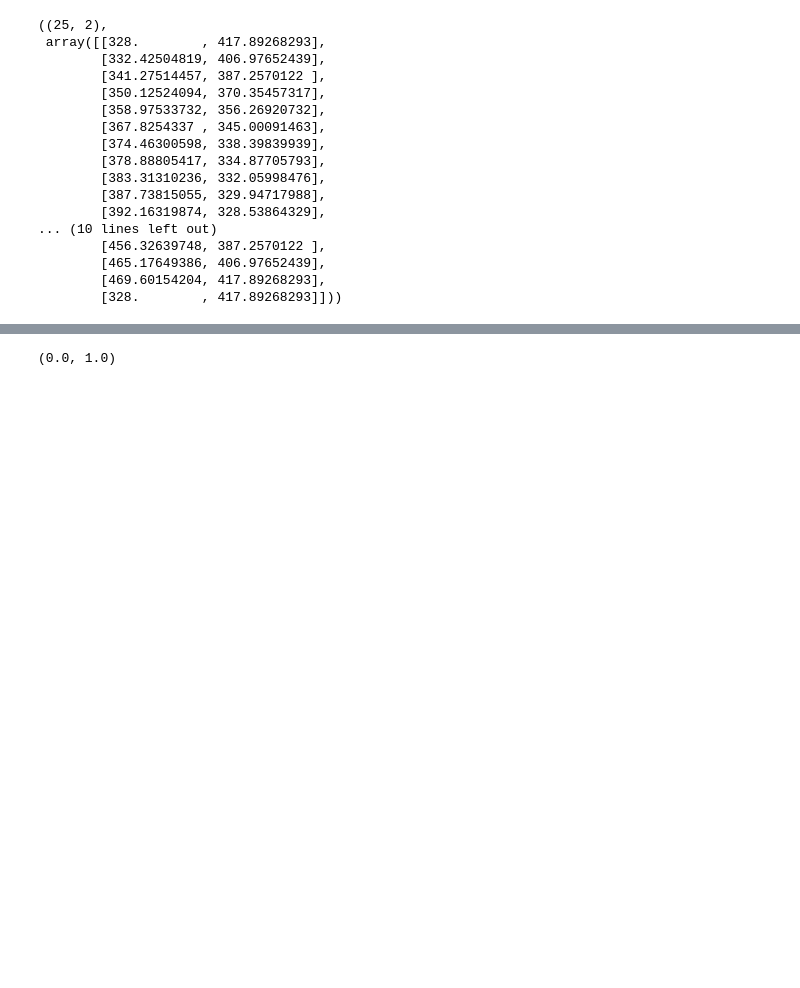
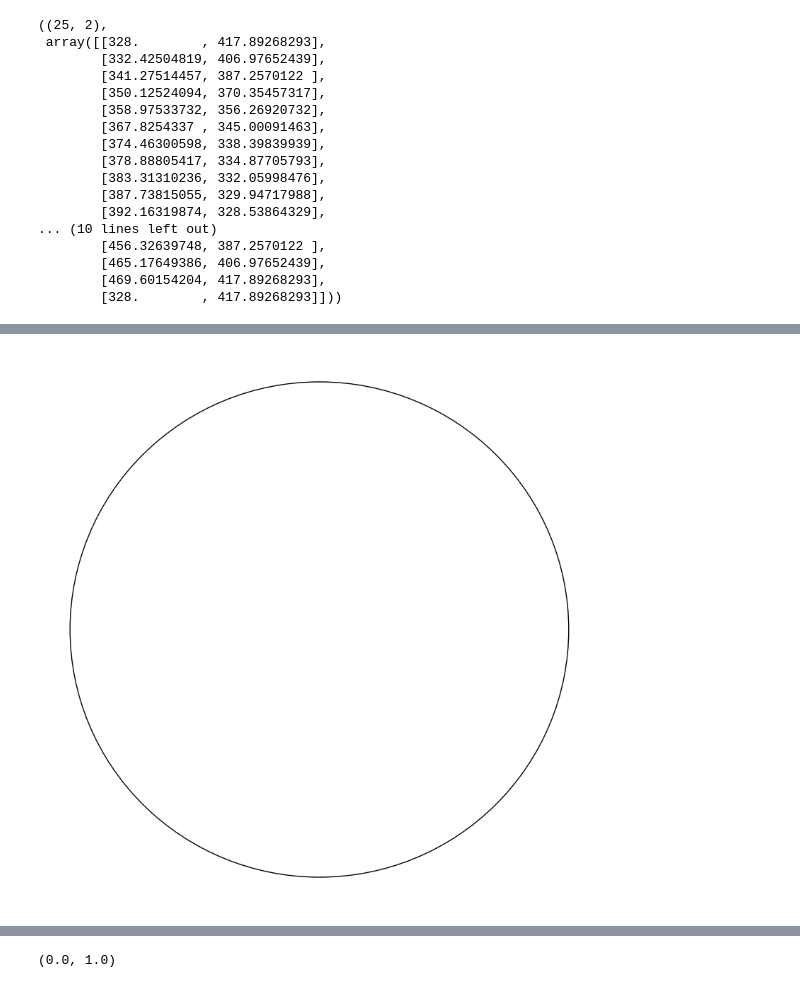
Before and after one commit to AgainstEntropy/myChord, a Jupyter notebook: notebooks/playground.ipynb, the cells around one changed output, grey strips where cells are left out. Saved outputs shown, nothing was run; the diff lists cells and outputs as text; code cells hidden in the pictures; blank space fills up the shorter version.

```diff
--- a/notebooks/playground.ipynb
+++ b/notebooks/playground.ipynb
@@ -218,0 +135,4 @@ cmap.colors[0] + cmap.colors[-1]
+# %%
+graph = chord.Chord()
+# %% [output]
+[figure, added]
```
Also changed, not shown: parts of 15 cells of this notebook, 3 other files.
